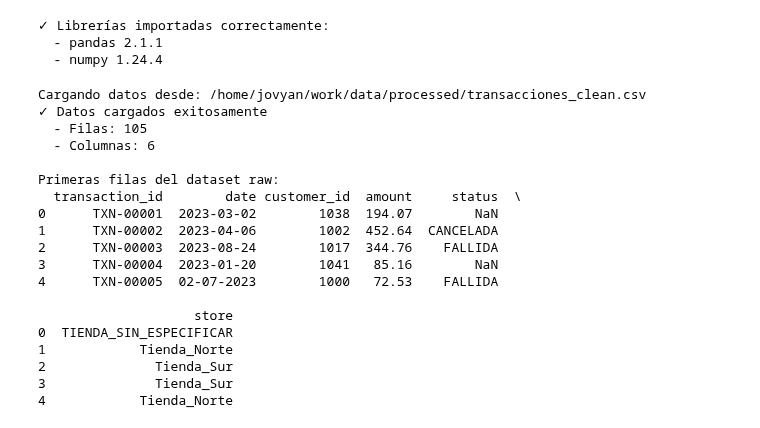
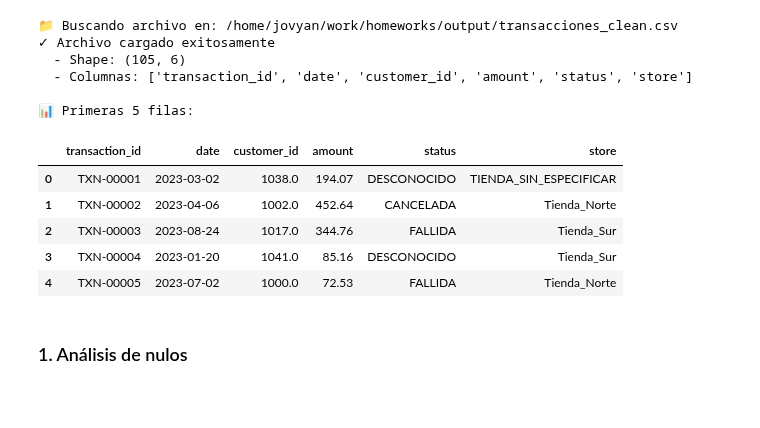
Before and after one commit to aybel/data-engineering-certification, a Jupyter notebook: homeworks/tarea_3/Tarea3_NulosDuplicados.ipynb, the cells around one changed output. Cells and saved outputs as stored; diff of their text form; code cells hidden in the pictures; blank space fills up the shorter version.

```diff
--- a/homeworks/tarea_3/Tarea3_NulosDuplicados.ipynb
+++ b/homeworks/tarea_3/Tarea3_NulosDuplicados.ipynb
@@ -86,52 +37,31 @@ Validando estructura de carpetas (rutas dentro del contenedor Docker):
-# %%
-import pandas as pd
-import numpy as np
-import json
-from datetime import datetime
-import re
-
-print("✓ Librerías importadas correctamente:")
-print(f"  - pandas {pd.__version__}")
-print(f"  - numpy {np.__version__}")
-# %% [output]
-✓ Librerías importadas correctamente:
-  - pandas 2.1.1
-  - numpy 1.24.4
 # %%
-# Cargar datos limpios desde la tarea 2
-csv_path = data_dir / "transacciones_clean.csv"
-print(f"Cargando datos desde: {csv_path}")
+# Ruta del archivo dentro del contenedor
+csv_path = Path("/home/jovyan/work/homeworks/output/transacciones_clean.csv")
+
+print(f"📁 Buscando archivo en: {csv_path}")
 
 if csv_path.exists():
-    df_raw = pd.read_csv(csv_path)
-    print(f"✓ Datos cargados exitosamente")
-    print(f"  - Filas: {len(df_raw)}")
-    print(f"  - Columnas: {len(df_raw.columns)}")
-    print(f"\nPrimeras filas del dataset raw:")
-    print(df_raw.head())
+    # Cargar el archivo
+    df = pd.read_csv(csv_path)
+    print(f"✓ Archivo cargado exitosamente")
+    print(f"  - Shape: {df.shape}")
+    print(f"  - Columnas: {df.columns.tolist()}")
+    print(f"\n📊 Primeras 5 filas:")
+    display(df.head())
 else:
-    print(f"✗ Archivo no encontrado: {csv_path}")
-    print("Verifica que la Tarea 1 fue ejecutada correctamente")
-
-# Guardar copia del original para comparación
-df_backup = df_raw.copy()
+    print(f"✗ Archivo no encontrado")
 # %% [output]
-Cargando datos desde: /home/jovyan/work/data/processed/transacciones_clean.csv
-✓ Datos cargados exitosamente
-  - Filas: 105
-  - Columnas: 6
+📁 Buscando archivo en: /home/jovyan/work/homeworks/output/transacciones_clean.csv
+✓ Archivo cargado exitosamente
+  - Shape: (105, 6)
+  - Columnas: ['transaction_id', 'date', 'customer_id', 'amount', 'status', 'store']
 
-Primeras filas del dataset raw:
-  transaction_id        date customer_id  amount     status  \
-0      TXN-00001  2023-03-02        1038  194.07        NaN
-1      TXN-00002  2023-04-06        1002  452.64  CANCELADA
-2      TXN-00003  2023-08-24        1017  344.76    FALLIDA
-3      TXN-00004  2023-01-20        1041   85.16        NaN
-4      TXN-00005  02-07-2023        1000   72.53    FALLIDA
-
-                    store
-0  TIENDA_SIN_ESPECIFICAR
-1            Tienda_Norte
-2              Tienda_Sur
-3              Tienda_Sur
-4            Tienda_Norte
+📊 Primeras 5 filas:
+|  | transaction_id | date | customer_id | amount | status | store |
+| 0 | TXN-00001 | 2023-03-02 | 1038.0 | 194.07 | DESCONOCIDO | TIENDA_SIN_ESPECIFICAR |
+| 1 | TXN-00002 | 2023-04-06 | 1002.0 | 452.64 | CANCELADA | Tienda_Norte |
+| 2 | TXN-00003 | 2023-08-24 | 1017.0 | 344.76 | FALLIDA | Tienda_Sur |
+| 3 | TXN-00004 | 2023-01-20 | 1041.0 | 85.16 | DESCONOCIDO | Tienda_Sur |
+| 4 | TXN-00005 | 2023-07-02 | 1000.0 | 72.53 | FALLIDA | Tienda_Norte |
+# %% [markdown]
+### 1. Análisis de nulos
```
Also changed, not shown: parts of 4 cells of this notebook, 5 other files.
